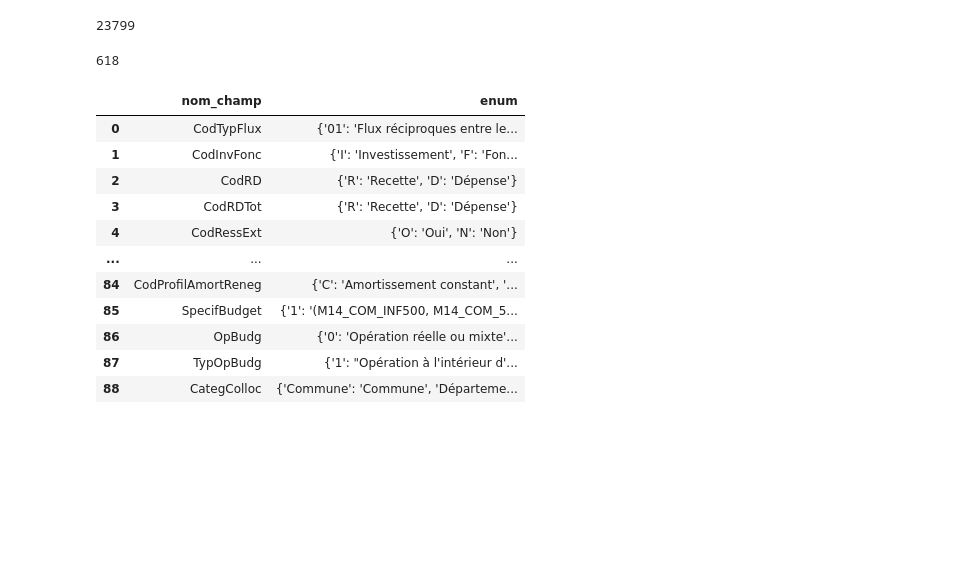
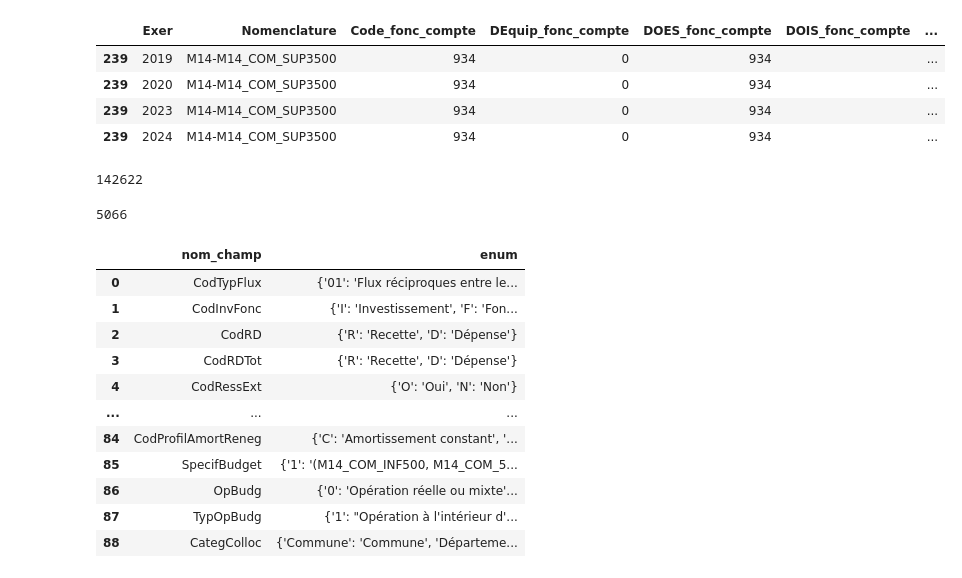
Before and after one commit to Verzocchia/ETL_Lignes_Budget_EV, a Jupyter notebook: libelle_comptable/pdc_et_transco_to_bdd.ipynb, the cells around one changed output. Saved outputs shown, nothing was run; the diff lists cells and outputs as text; code cells hidden in the pictures; blank space fills up the shorter version.

```diff
--- a/libelle_comptable/pdc_et_transco_to_bdd.ipynb
+++ b/libelle_comptable/pdc_et_transco_to_bdd.ipynb
@@ -59,17 +75,25 @@ fco_mixte[(fco_mixte['Code_fonc_compte'].str.endswith('53')) & (fco_mixte['Nomen
+# %%
+fco_mixte[fco_mixte['DOES_fonc_compte'] == '934']
+# %% [output]
+|  | Exer | Nomenclature | Code_fonc_compte | DEquip_fonc_compte | DOES_fonc_compte | DOIS_fonc_compte | ... |
+| 239 | 2019 | M14-M14_COM_SUP3500 | 934 | 0 | 934 |  | ... |
+| 239 | 2020 | M14-M14_COM_SUP3500 | 934 | 0 | 934 |  | ... |
+| 239 | 2023 | M14-M14_COM_SUP3500 | 934 | 0 | 934 |  | ... |
+| 239 | 2024 | M14-M14_COM_SUP3500 | 934 | 0 | 934 |  | ... |
 # %%
 
-fco.to_sql('fonction_compte',engine , if_exists = 'append', index = False, method = 'multi')
-fch.to_sql('fonction_chapitre',engine , if_exists = 'append', index = False, method = 'multi')
-fref.to_sql('fonction_referentielle',engine , if_exists = 'append', index = False, method = 'multi')
-nch.to_sql('nature_chapitre',engine , if_exists = 'append', index = False, method = 'multi')
-nco.to_sql('nature_compte',engine , if_exists = 'append', index = False, method = 'multi')
+fco.to_sql('fonction_compte',engine , if_exists = 'replace', index = False, method = 'multi')
+fch.to_sql('fonction_chapitre',engine , if_exists = 'replace', index = False, method = 'multi')
+fref.to_sql('fonction_referentielle',engine , if_exists = 'replace', index = False, method = 'multi')
+nch.to_sql('nature_chapitre',engine , if_exists = 'replace', index = False, method = 'multi')
+nco.to_sql('nature_compte',engine , if_exists = 'replace', index = False, method = 'multi')
 # %% [output]
-23799
+142622
 # %%
 fco_mixte = fco_mixte[['Exer','Nomenclature','Code_fonc_compte','Lib_court_fonc_compte','Libelle_fonc_compte','Code_mixte','code_chap_mixte']]
-fco_mixte.to_sql('fonction_compte_mixte',engine , if_exists = 'append', index = False, method = 'multi')
+fco_mixte.to_sql('fonction_compte_mixte',engine , if_exists = 'replace', index = False, method = 'multi')
 # %% [output]
-618
+5066
 # %%
 dico_transco = pd.read_csv('../../data/explo/dictionnaire_v2.csv')
 dico_transco = dico_transco.drop(columns=['Unnamed: 0'])
```
Also changed, not shown: parts of 4 cells of this notebook.
